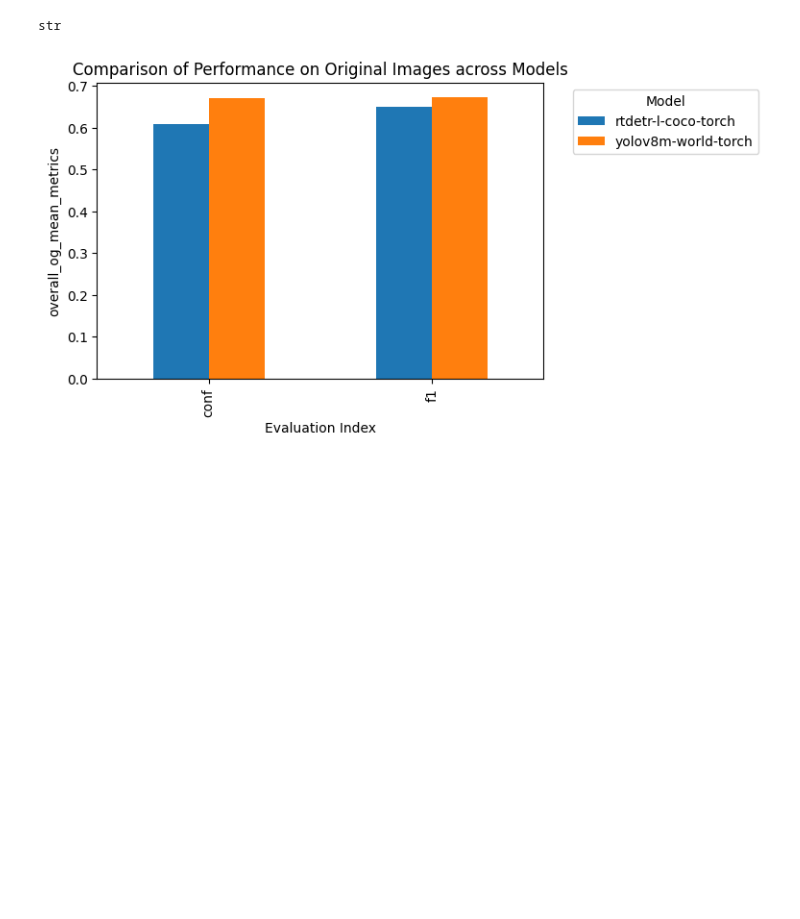
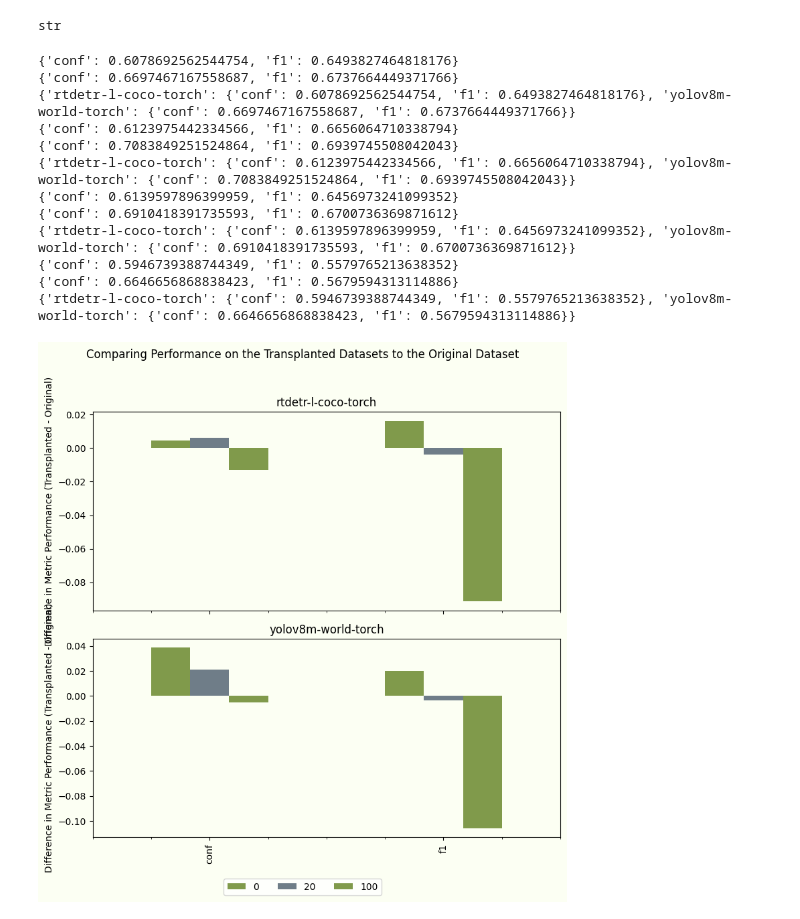
Before and after one commit to sofiesana/updog, a Jupyter notebook: analysis.ipynb, the cells around one changed output. Saved outputs shown, nothing was run; the diff lists cells and outputs as text; code cells hidden in the pictures; blank space fills up the shorter version.

```diff
--- a/analysis.ipynb
+++ b/analysis.ipynb
@@ -68,7 +76,7 @@ def plot_difference(df1, df2, metric_name):
 # %%
 def plot_bar_perf(metric_name, overlap_result):
     data = get_df(overlap_result, metric_name)
-    data.plot(kind='bar', figsize=(6, 4))
+    data.plot(kind='bar', figsize=(6, 4), color=colors)
 
     # Customize the plot
     plt.xlabel('Evaluation Index')
@@ -79,9 +87,74 @@ def plot_bar_perf(metric_name, overlap_result):
     # Show the plot
     plt.show()
 
-plot_bar_perf('overall_og_mean_metrics', results['0'], )
+# plot_bar_perf('overall_og_mean_metrics', results['0'], )
-# %% [output]
-[figure, removed]
+# %%
+def plot_difference_mult_pivoted(metric_name, df_pairs, overlap_titles):
+    n = df_pairs[0][0].shape[1]  # Number of metrics
+    fig, axes = plt.subplots(nrows=n, ncols=1, figsize=(8, 4 * n), sharex=True)
+
+    combined_handles, combined_labels = None, None
+
+    for i in range(n):  # Loop over each metric
+        metric = df_pairs[0][0].columns[i]  # Get metric name
+        differences = []
+
+        # Loop through pairs and compute the differences for the current metric
+        for df1, df2 in df_pairs:
+            difference = df2[metric] - df1[metric]  # Compute difference for this metric
+            differences.append(difference)
+
+        differences_df = pd.DataFrame(differences, index=overlap_titles).T
+
+        # Plot the difference for this metric
+        ax = differences_df.plot(kind='bar', ax=axes[i], legend=False, color=colors)
+        ax.set_facecolor(bg)
+
+        # Customize the subplot
+        axes[i].set_title(f'{metric}')
+        if i == len(df_pairs) - 1:
+            axes[i].set_xlabel('Allowed Overlap (%)')
+        axes[i].set_ylabel(f'Difference in {metric_name} (Transplanted - Original)')
+
+        # Collect legend handles and labels from the first subplot
+        if i == 0:
+            combined_handles, combined_labels = ax.get_legend_handles_labels()
+
+    fig.suptitle("Comparing Performance on the Transplanted Datasets to the Original Dataset")
+
+    # Set a single legend for the entire figure
+    fig.legend(combined_handles, combined_labels, loc='upper center', bbox_to_anchor=(0.5, 0), ncol=len(overlap_titles))
+    fig.patch.set_facecolor(bg)
+
+    # Adjust layout to make room for the legend
+    plt.tight_layout(rect=[0, 0, 1, 0.95])
+
+    # Show the plot
+    plt.show()
+
+
+og_perf = get_df(results['0'], 'overall_og_mean_metrics')
+trans_0_perf = get_df(results['0'], 'overall_trans_mean_metrics')
+trans_20_perf = get_df(results['20'], 'overall_trans_mean_metrics')
+trans_100_perf = get_df(results['100'], 'overall_trans_mean_metrics')
+
+df_pairs = [(og_perf, trans_0_perf), (og_perf, trans_20_perf), (og_perf, trans_100_perf)]
+
+plot_difference_mult_pivoted('Metric Performance', df_pairs, ['0', '20', '100'])
+# %% [output]
+{'conf': 0.6078692562544754, 'f1': 0.6493827464818176}
+{'conf': 0.6697467167558687, 'f1': 0.6737664449371766}
+{'rtdetr-l-coco-torch': {'conf': 0.6078692562544754, 'f1': 0.6493827464818176}, 'yolov8m-world-torch': {'conf': 0.6697467167558687, 'f1': 0.6737664449371766}}
+{'conf': 0.6123975442334566, 'f1': 0.6656064710338794}
+{'conf': 0.7083849251524864, 'f1': 0.6939745508042043}
+{'rtdetr-l-coco-torch': {'conf': 0.6123975442334566, 'f1': 0.6656064710338794}, 'yolov8m-world-torch': {'conf': 0.7083849251524864, 'f1': 0.6939745508042043}}
+{'conf': 0.6139597896399959, 'f1': 0.6456973241099352}
+{'conf': 0.6910418391735593, 'f1': 0.6700736369871612}
+{'rtdetr-l-coco-torch': {'conf': 0.6139597896399959, 'f1': 0.6456973241099352}, 'yolov8m-world-torch': {'conf': 0.6910418391735593, 'f1': 0.6700736369871612}}
+{'conf': 0.5946739388744349, 'f1': 0.5579765213638352}
+{'conf': 0.6646656868838423, 'f1': 0.5679594313114886}
+{'rtdetr-l-coco-torch': {'conf': 0.5946739388744349, 'f1': 0.5579765213638352}, 'yolov8m-world-torch': {'conf': 0.6646656868838423, 'f1': 0.5679594313114886}}
+[figure, added]
 # %%
 
 def plot_difference_mult(metric_name, df_pairs, titles):
```
Also changed, not shown: parts of 12 cells of this notebook.
